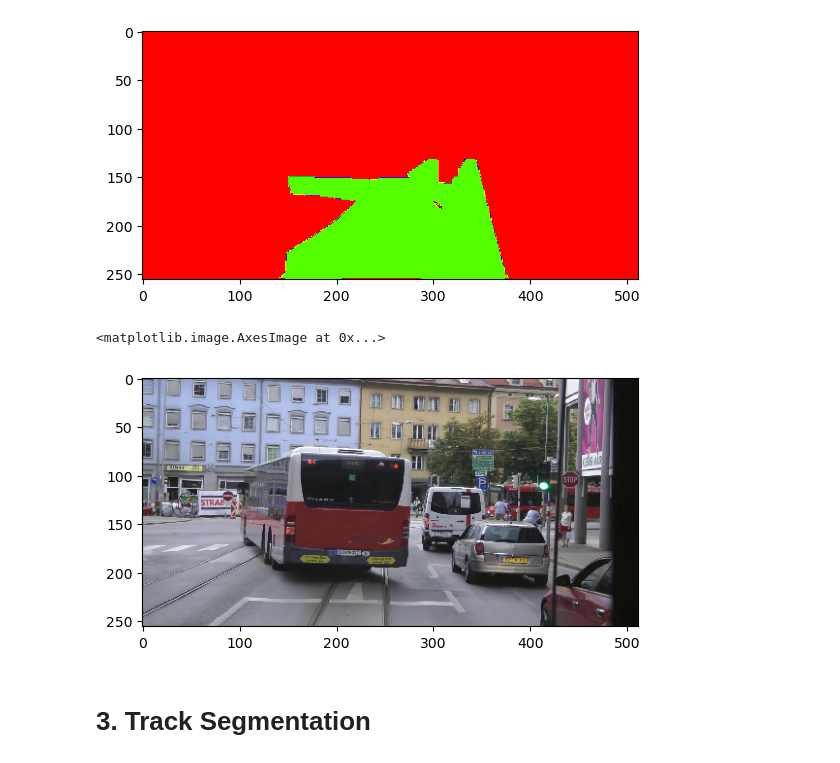
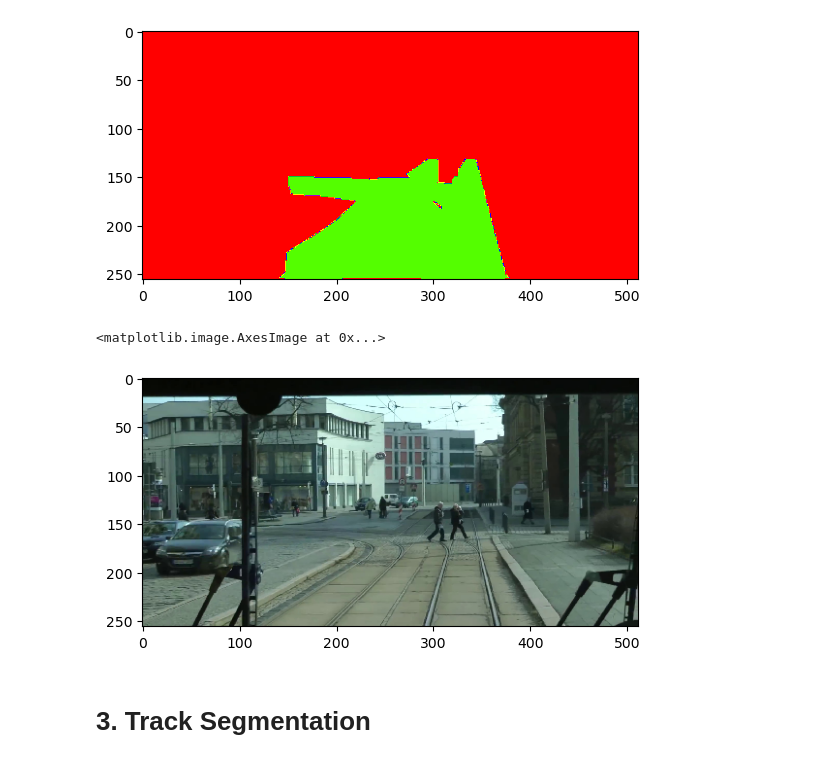
Before and after one commit to khoadaniel/vegetation-detection-railways, a Jupyter notebook: aras/model_tram_all_512x256_tracks.ipynb, the cells around one changed output. Drawn from its saved outputs; the diff is of its cells as text; code cells hidden in the pictures.

```diff
--- a/aras/model_tram_all_512x256_tracks.ipynb
+++ b/aras/model_tram_all_512x256_tracks.ipynb
@@ -120,14 +120,14 @@ plt.imshow(img_dilation, cmap='prism')
 <matplotlib.image.AxesImage at 0x...>
 [figure]
 # %%
-path_images = '/Users/arasdirekoglu/Documents/Daten/rs19_val/jpgs/rs19_val/rs01365.jpg'
+path_images = '/Users/arasdirekoglu/Documents/Daten/rs19_val/jpgs/rs19_val/rs00284.jpg'
 image = Image.open(path_images)
 image = image.filter(ImageFilter.MedianFilter(size= 3))
 image = np.array(image.resize((512, 256),Image.NEAREST))
 plt.imshow(image)
 # %% [output]
 <matplotlib.image.AxesImage at 0x...>
-[figure, old version]
+[figure, new version]
 # %% [markdown]
 # 3. Track Segmentation
 # %% [markdown]
```
Also changed, not shown: parts of 4 cells of this notebook.
